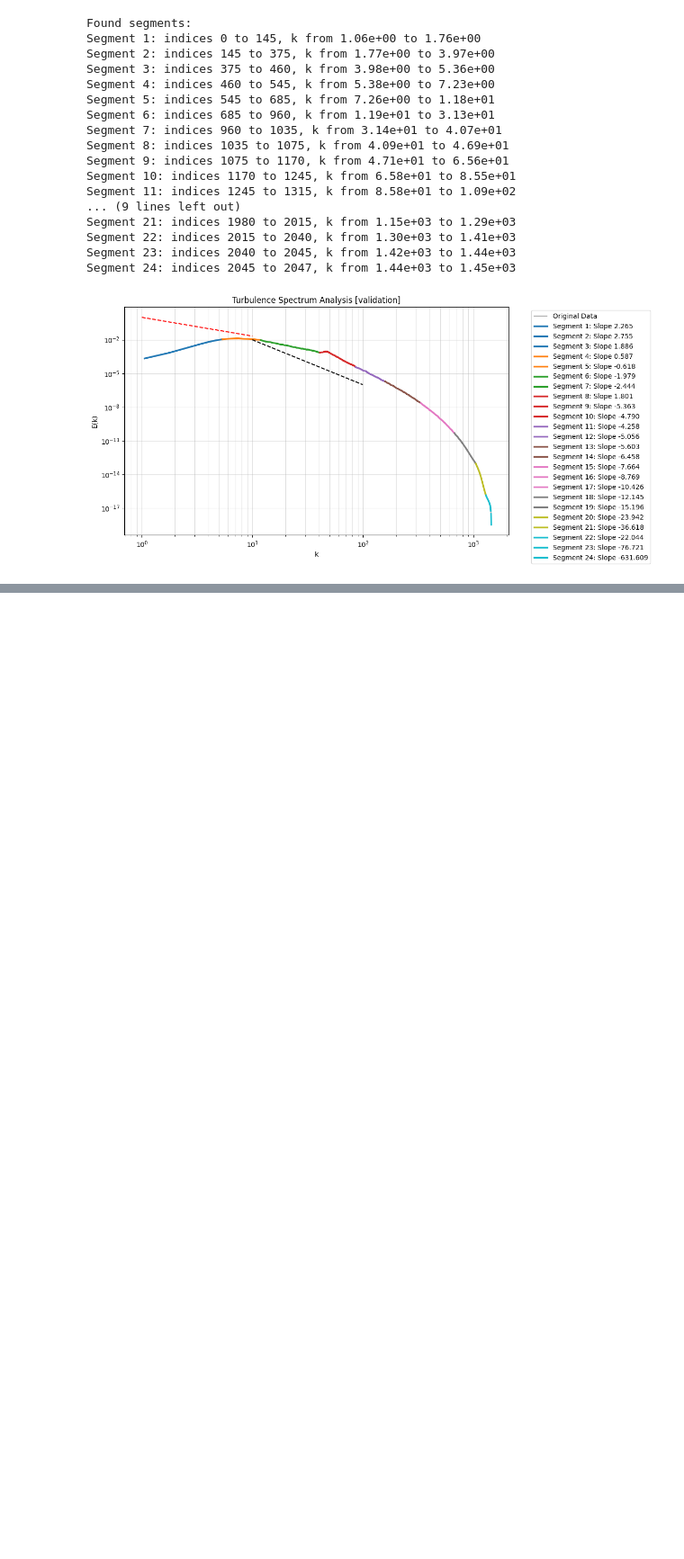
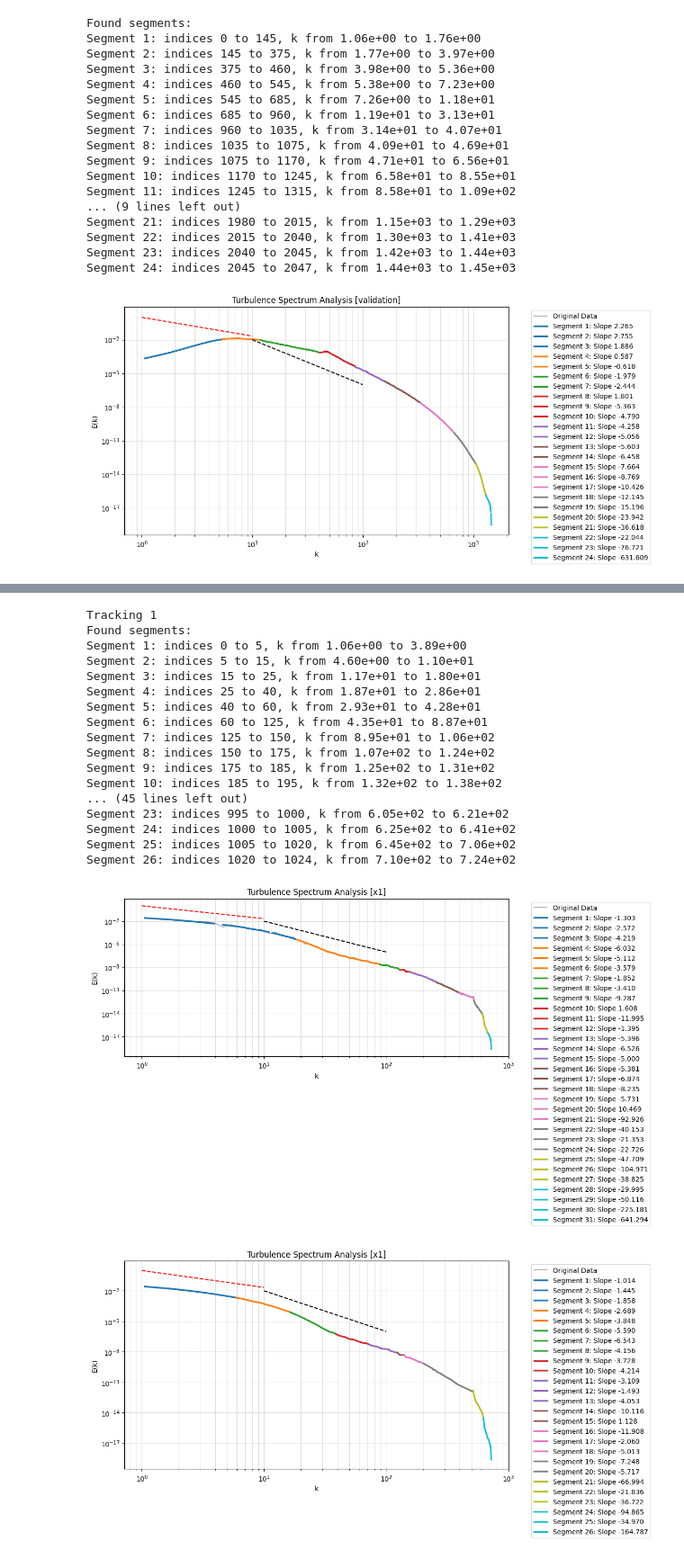
Before and after one commit to red1ithink/EnergySpectrum, a Jupyter notebook: tracking_range.ipynb, the cells around one changed output, grey strips where cells are left out. Shown at 90% size. Saved outputs shown, nothing was run; the diff lists cells and outputs as text; code cells hidden in the pictures; blank space fills up the shorter version.

```diff
--- a/tracking_range.ipynb
+++ b/tracking_range.ipynb
@@ -367,0 +350,28 @@ Segment 24: indices 2045 to 2047, k from 1.44e+03 to 1.45e+03
+# %%
+file = '../proceed_data/proceed_data_v_given/processed_data_u/90_ux_uy_data.txt'
+print('Tracking 1')
+tr.tracking(file, 0.05, 'x1')
+compared_line()
+print('Tracking 2')
+tr.tracking2(file, 0.05, 'x1')
+compared_line()
+# %% [output]
+Tracking 1
+Found segments:
+Segment 1: indices 0 to 5, k from 1.06e+00 to 3.89e+00
+Segment 2: indices 5 to 15, k from 4.60e+00 to 1.10e+01
+Segment 3: indices 15 to 25, k from 1.17e+01 to 1.80e+01
+Segment 4: indices 25 to 40, k from 1.87e+01 to 2.86e+01
+Segment 5: indices 40 to 60, k from 2.93e+01 to 4.28e+01
+Segment 6: indices 60 to 125, k from 4.35e+01 to 8.87e+01
+Segment 7: indices 125 to 150, k from 8.95e+01 to 1.06e+02
+Segment 8: indices 150 to 175, k from 1.07e+02 to 1.24e+02
+Segment 9: indices 175 to 185, k from 1.25e+02 to 1.31e+02
+Segment 10: indices 185 to 195, k from 1.32e+02 to 1.38e+02
+... (45 lines left out)
+Segment 23: indices 995 to 1000, k from 6.05e+02 to 6.21e+02
+Segment 24: indices 1000 to 1005, k from 6.25e+02 to 6.41e+02
+Segment 25: indices 1005 to 1020, k from 6.45e+02 to 7.06e+02
+Segment 26: indices 1020 to 1024, k from 7.10e+02 to 7.24e+02
+[figure, added]
+[figure, added]
```
Also changed, not shown: parts of 2 cells of this notebook, 1 other file.
